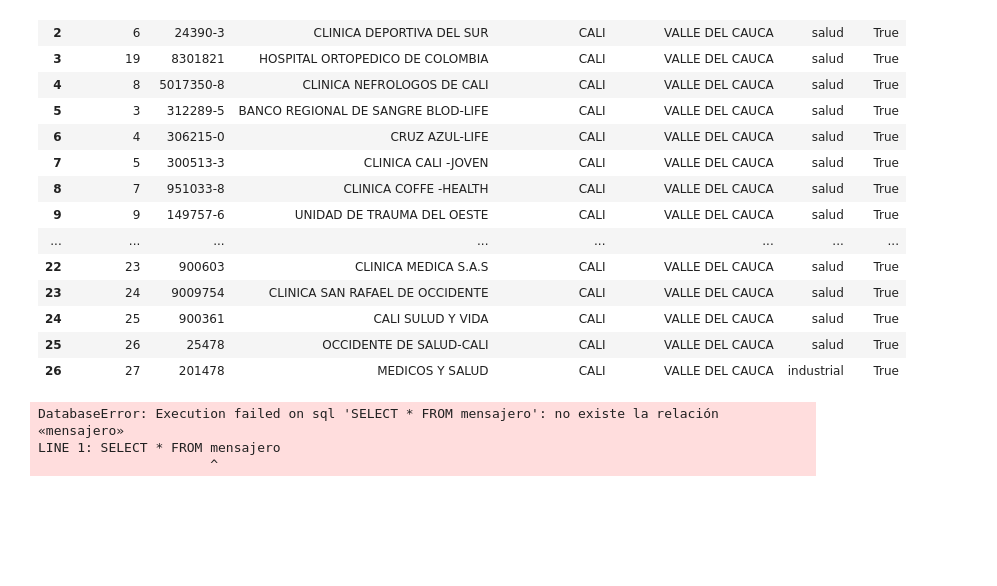
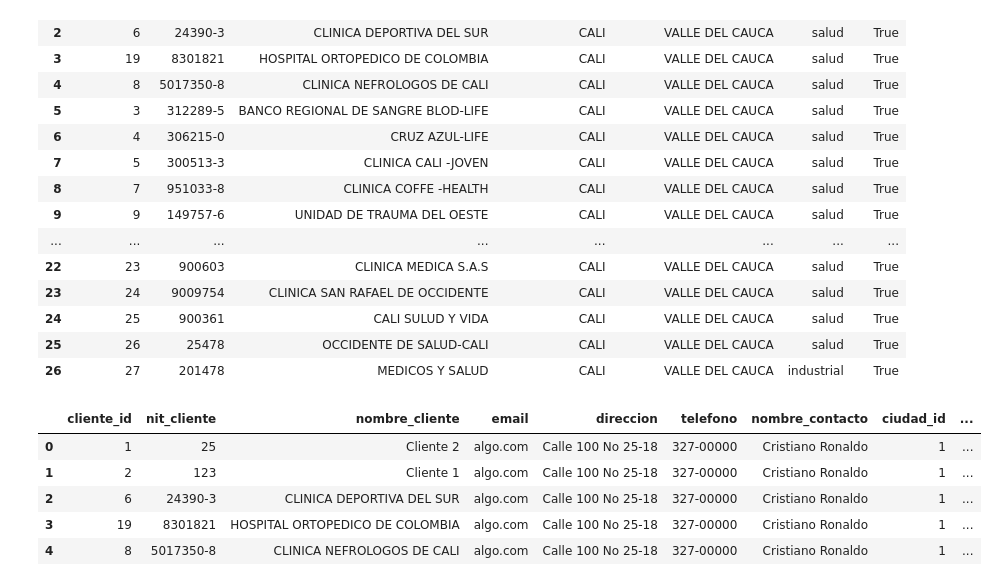
Before and after one commit to AndresIsCoding/Proyecto-ciencia-de-datos, a Jupyter notebook: ETL.ipynb, the cells around one changed output. Cells and saved outputs as stored; diff of their text form; code cells hidden in the pictures; blank space fills up the shorter version.

```diff
--- a/ETL.ipynb
+++ b/ETL.ipynb
@@ -154,11 +210,14 @@ df
 | 25 | 26 | 25478 | OCCIDENTE DE SALUD-CALI | CALI | VALLE DEL CAUCA | salud | True |
 | 26 | 27 | 201478 | MEDICOS Y SALUD | CALI | VALLE DEL CAUCA | industrial | True |
 # %%
-# Mensajero
-query = "SELECT * FROM mensajero"
+# Dimension mensajero
+query = "SELECT * FROM cliente"
 df = pd.read_sql(query, conn)
 df.head(5)
 # %% [output]
-DatabaseError: Execution failed on sql 'SELECT * FROM mensajero': no existe la relación «mensajero»
-LINE 1: SELECT * FROM mensajero
-                      ^
+|  | cliente_id | nit_cliente | nombre_cliente | email | direccion | telefono | nombre_contacto | ciudad_id | ... |
+| 0 | 1 | 25 | Cliente 2 | algo.com | Calle 100 No 25-18 | 327-00000 | Cristiano Ronaldo | 1 | ... |
+| 1 | 2 | 123 | Cliente 1 | algo.com | Calle 100 No 25-18 | 327-00000 | Cristiano Ronaldo | 1 | ... |
+| 2 | 6 | 24390-3 | CLINICA DEPORTIVA DEL SUR | algo.com | Calle 100 No 25-18 | 327-00000 | Cristiano Ronaldo | 1 | ... |
+| 3 | 19 | 8301821 | HOSPITAL ORTOPEDICO DE COLOMBIA | algo.com | Calle 100 No 25-18 | 327-00000 | Cristiano Ronaldo | 1 | ... |
+| 4 | 8 | 5017350-8 | CLINICA NEFROLOGOS DE CALI | algo.com | Calle 100 No 25-18 | 327-00000 | Cristiano Ronaldo | 1 | ... |
```
Also changed, not shown: parts of 5 cells of this notebook, 1 other file.
